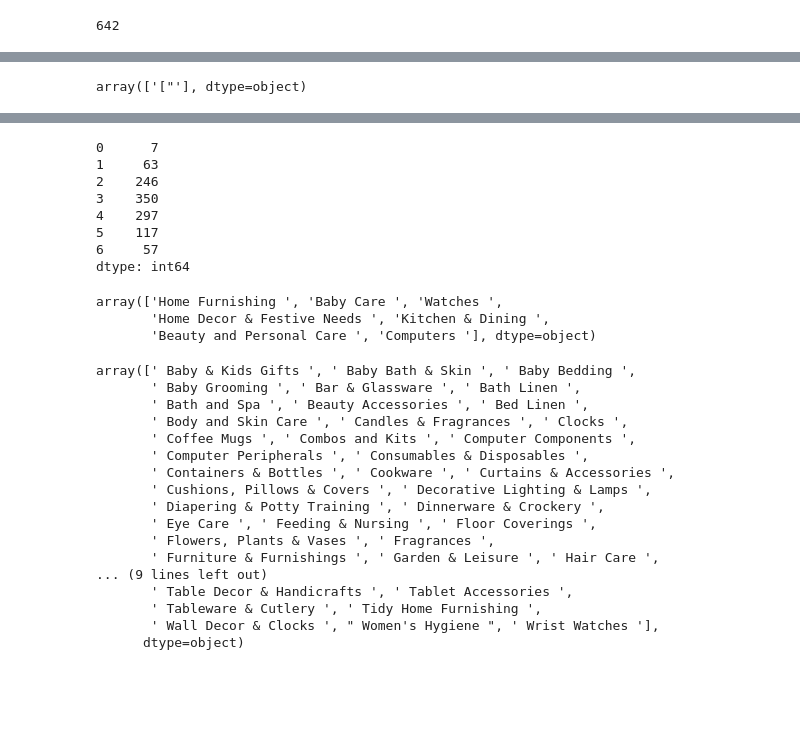
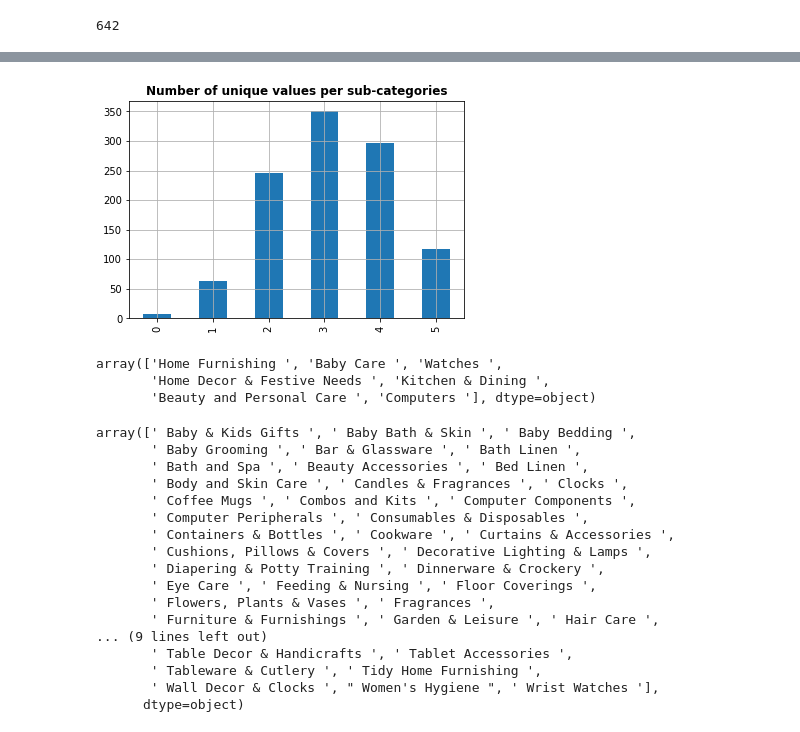
Before and after one commit to AHollierDS/ParcoursDS_Projet6, a Jupyter notebook: P6_01-text_processing.ipynb, the cells around one changed output, grey strips where cells are left out. Drawn from its saved outputs; the diff is of its cells as text; code cells hidden in the pictures; blank space fills up the shorter version.

```diff
--- a/P6_01-text_processing.ipynb
+++ b/P6_01-text_processing.ipynb
@@ -49,10 +82,6 @@ df_categ.head(10)
 | 7 | ["Watches | Wrist Watches | T STAR Wrist Watches"] | None | None | None | None |
 | 8 | ["Watches | Wrist Watches | Alfajr Wrist Watches"] | None | None | None | None |
 | 9 | ["Watches | Wrist Watches | TAG Heuer Wrist Watches"] | None | None | None | None |
-# %%
-df_categ[0].str[:2].unique()
-# %% [output]
-array(['["'], dtype=object)
 # %%
 # Dropping [] and "" characters
 df_categ[0] = df_categ[0].apply(lambda x: str(x)[2:] if str(x)[:2] == '["' else x)
@@ -73,21 +102,19 @@ df_categ.head(10)
 | 7 | Watches | Wrist Watches | T STAR Wrist Watches | None | None | None | None |
 | 8 | Watches | Wrist Watches | Alfajr Wrist Watches | None | None | None | None |
 | 9 | Watches | Wrist Watches | TAG Heuer Wrist Watches | None | None | None | None |
-# %%
-df_categ.nunique()
-# %% [output]
-0      7
-1     63
-2    246
-3    350
-4    297
-5    117
-6     57
-dtype: int64
-# %%
-df_categ[0].unique()
-# %% [output]
-array(['Home Furnishing ', 'Baby Care ', 'Watches ',
-       'Home Decor & Festive Needs ', 'Kitchen & Dining ',
-       'Beauty and Personal Care ', 'Computers '], dtype=object)
+# %%
+# Number of unique values per category-tree level
+df_categ.nunique()[:-1].plot(kind = 'bar')
+plt.title("Number of unique values per sub-categories", fontweight = 'bold')
+plt.grid(True)
+plt.show()
+# %% [output]
+[figure, added]
+# %%
+# Principal categories
+df_categ[0].unique()
+# %% [output]
+array(['Home Furnishing ', 'Baby Care ', 'Watches ',
+       'Home Decor & Festive Needs ', 'Kitchen & Dining ',
+       'Beauty and Personal Care ', 'Computers '], dtype=object)
 # %%
```
Also changed, not shown: parts of 37 cells of this notebook.
